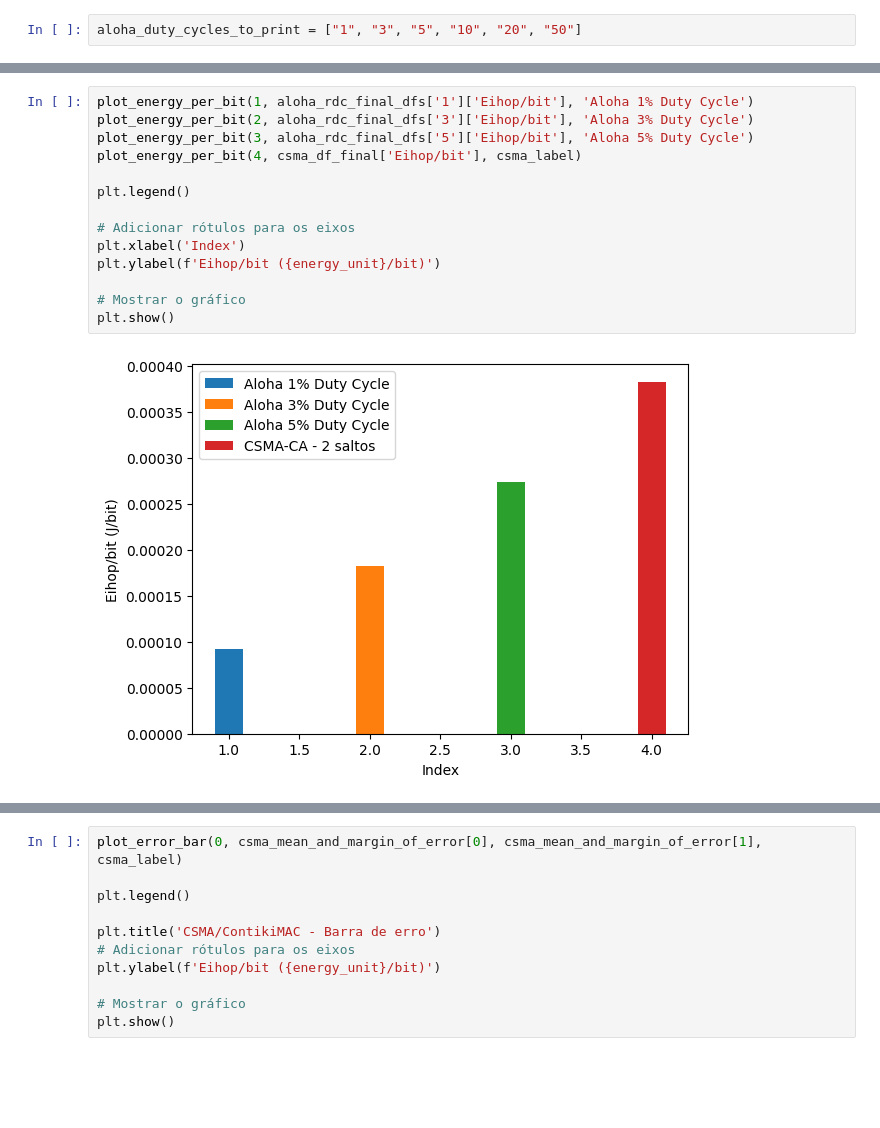
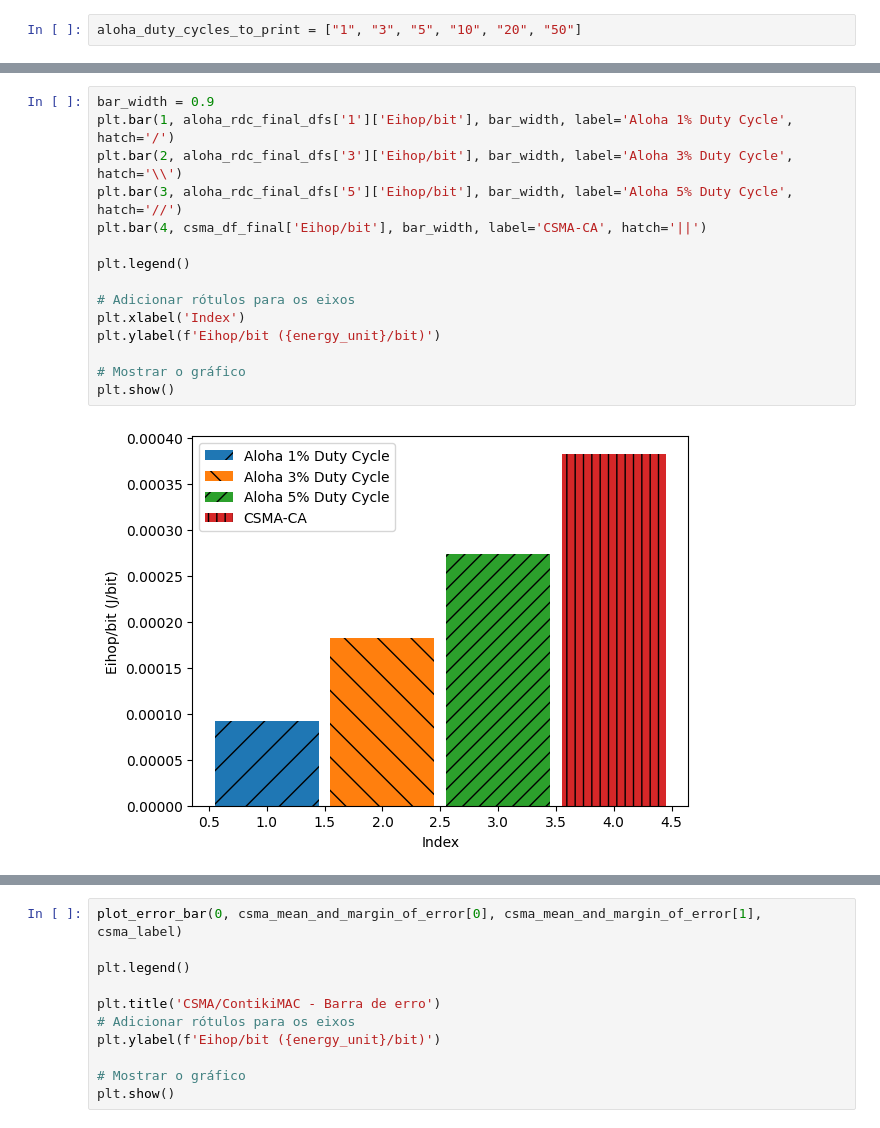
Before and after one commit to KilnerJhow/contiki-aloha, a Jupyter notebook: tcc/confidence_interval.ipynb, the cells around one changed output, grey strips where cells are left out. Drawn from its saved outputs; the diff is of its cells as text; blank space fills up the shorter version.

Commit message:
update graph generation and fixed dist calculation

```diff
--- a/tcc/confidence_interval.ipynb
+++ b/tcc/confidence_interval.ipynb
@@ -225,19 +222,20 @@ plt.show()
 # %%
-plot_energy_per_bit(1, aloha_rdc_final_dfs['1']['Eihop/bit'], 'Aloha 1% Duty Cycle')
-plot_energy_per_bit(2, aloha_rdc_final_dfs['3']['Eihop/bit'], 'Aloha 3% Duty Cycle')
-plot_energy_per_bit(3, aloha_rdc_final_dfs['5']['Eihop/bit'], 'Aloha 5% Duty Cycle')
-plot_energy_per_bit(4, csma_df_final['Eihop/bit'], csma_label)
+bar_width = 0.9
+plt.bar(1, aloha_rdc_final_dfs['1']['Eihop/bit'], bar_width, label='Aloha 1% Duty Cycle', hatch='/')
+plt.bar(2, aloha_rdc_final_dfs['3']['Eihop/bit'], bar_width, label='Aloha 3% Duty Cycle', hatch='\\')
+plt.bar(3, aloha_rdc_final_dfs['5']['Eihop/bit'], bar_width, label='Aloha 5% Duty Cycle', hatch='//')
+plt.bar(4, csma_df_final['Eihop/bit'], bar_width, label='CSMA-CA', hatch='||')
 
 plt.legend()
 
 # Adicionar rótulos para os eixos
 plt.xlabel('Index')
 plt.ylabel(f'Eihop/bit ({energy_unit}/bit)')
 
 # Mostrar o gráfico
 plt.show()
 # %% [output]
-[figure, old version]
+[figure, new version]
 # %%
 #CSMA
 csma_1_hop = csma_df_final[csma_df_final['hops'] == 1]
```
Also changed, not shown: parts of 10 cells of this notebook, 11 other files.
